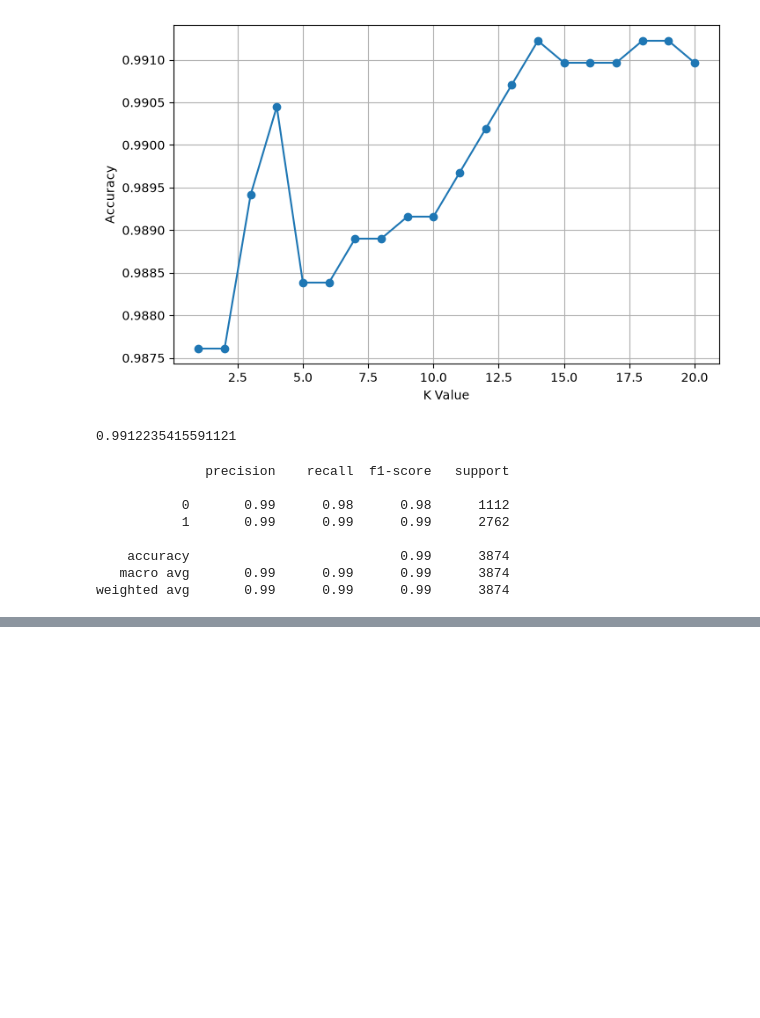
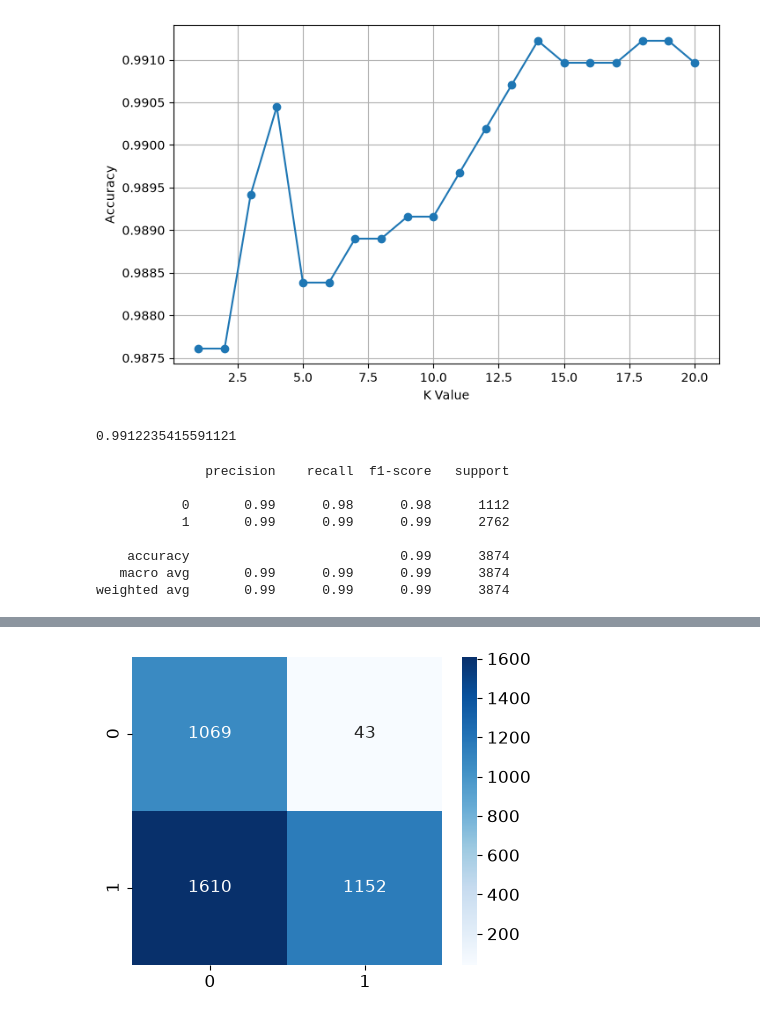
Before and after one commit to remonrefaat18-a11y/ML_project1, a Jupyter notebook: notebooks/model_3.ipynb, the cells around one changed output, grey strips where cells are left out. Saved outputs shown, nothing was run; the diff lists cells and outputs as text; code cells hidden in the pictures; blank space fills up the shorter version.

```diff
--- a/notebooks/model_3.ipynb
+++ b/notebooks/model_3.ipynb
@@ -97,3 +124,13 @@ report_df = pd.DataFrame(report).transpose()
 report_df.to_csv(
     "../results/KNN_classification_report.csv"
 )
+# %%
+scaler = RobustScaler()
+
+X_train = scaler.fit_transform(X_train)
+
+X_test = scaler.transform(X_test)
+gnb = GaussianNB()
+gnb.fit(X_train, y_train)
+y_pred_gnb = gnb.predict(X_test)
+gnb.score(X_test, y_test)
@@ -99,0 +150,14 @@ report_df.to_csv(
+# %%
+cm_gnb = confusion_matrix(y_test, y_pred_gnb)
+
+plt.figure(figsize=(5,4))
+
+sns.heatmap(
+    cm_gnb,
+    annot=True,
+    cmap="Blues",
+    fmt="d"
+)
+plt.show()
+# %% [output]
+[figure, added]
```
Also changed, not shown: parts of 7 cells of this notebook.
